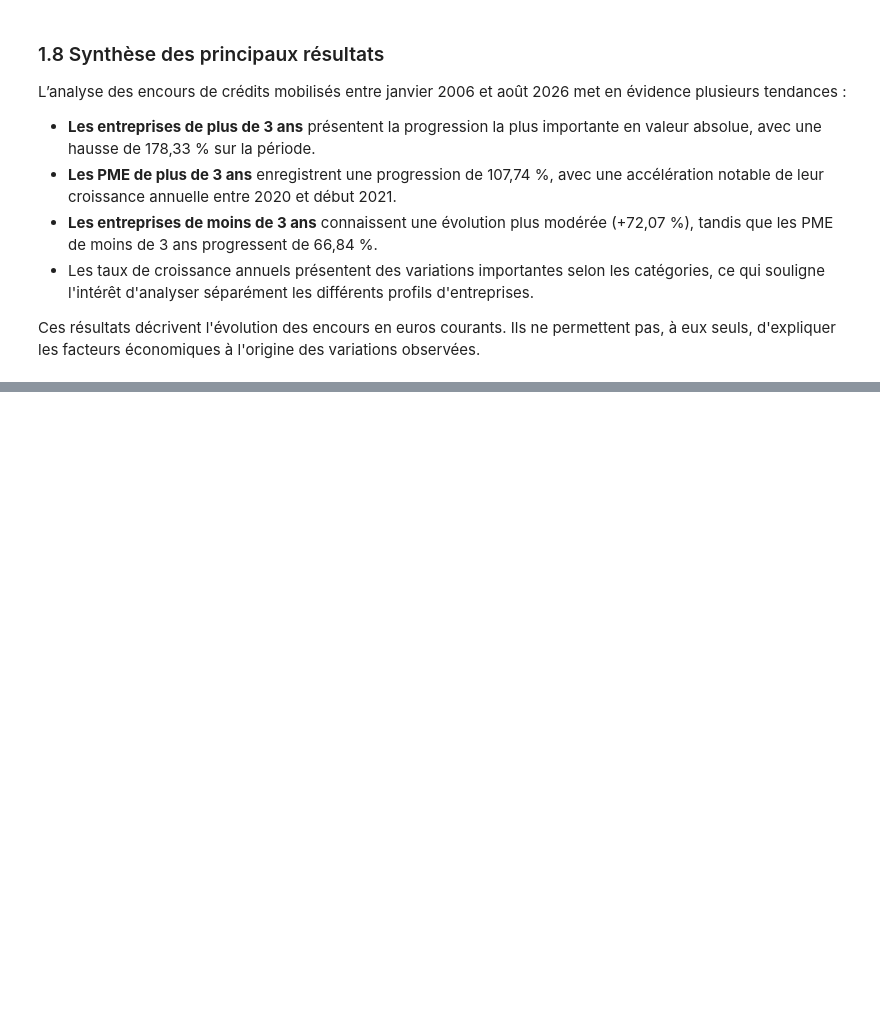
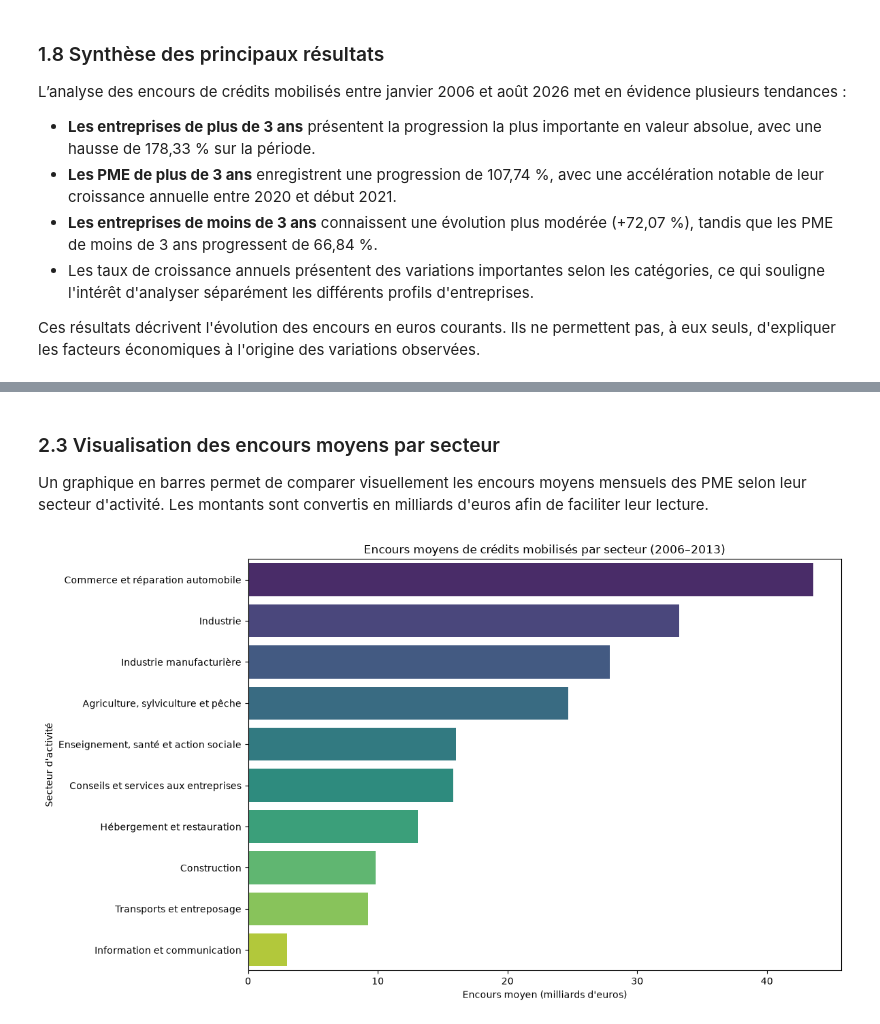
Before and after one commit to Meryematt/French-Business-Credit-Analysis, a Jupyter notebook: notebooks/03_credit_analysis.ipynb, the cells around one changed output, grey strips where cells are left out. Cells and saved outputs as stored; diff of their text form; code cells hidden in the pictures; blank space fills up the shorter version.

```diff
--- a/notebooks/03_credit_analysis.ipynb
+++ b/notebooks/03_credit_analysis.ipynb
@@ -506,0 +572,9 @@ Ces résultats décrivent l'évolution des encours en euros courants. Ils ne per
+# %%
+# Calcul de l'encours moyen par secteur
+encours_moyens = (
+    df_secteurs.groupby("DIREN_SECTACT")["obs_value"]
+    .mean()
+    .sort_values(ascending=False)
+)
+
+print(encours_moyens)
@@ -506,0 +594,38 @@ Ces résultats décrivent l'évolution des encours en euros courants. Ils ne per
+# %% [markdown]
+### 2.3 Visualisation des encours moyens par secteur
+
+Un graphique en barres permet de comparer visuellement les encours moyens mensuels des PME selon leur secteur d'activité. Les montants sont convertis en milliards d'euros afin de faciliter leur lecture.
+# %%
+
+# Préparation des données
+df_encours_secteurs = encours_moyens.reset_index()
+
+# Remplacement des codes par les noms des secteurs
+df_encours_secteurs["secteur"] = (
+    df_encours_secteurs["DIREN_SECTACT"].map(noms_secteurs)
+)
+
+# Conversion des millions en milliards d'euros
+df_encours_secteurs["encours_milliards"] = (
+    df_encours_secteurs["obs_value"] / 1000
+)
+
+# Création du graphique
+plt.figure(figsize=(12, 7))
+
+sns.barplot(
+    data=df_encours_secteurs,
+    x="encours_milliards",
+    y="secteur",
+    hue="secteur",
+    palette="viridis",
+    legend=False
+)
+
+plt.title("Encours moyens de crédits mobilisés par secteur (2006–2013)")
+plt.xlabel("Encours moyen (milliards d'euros)")
+plt.ylabel("Secteur d'activité")
+plt.tight_layout()
+plt.show()
+# %% [output]
+[figure, added]
```
Also changed, not shown: parts of 17 cells of this notebook.
